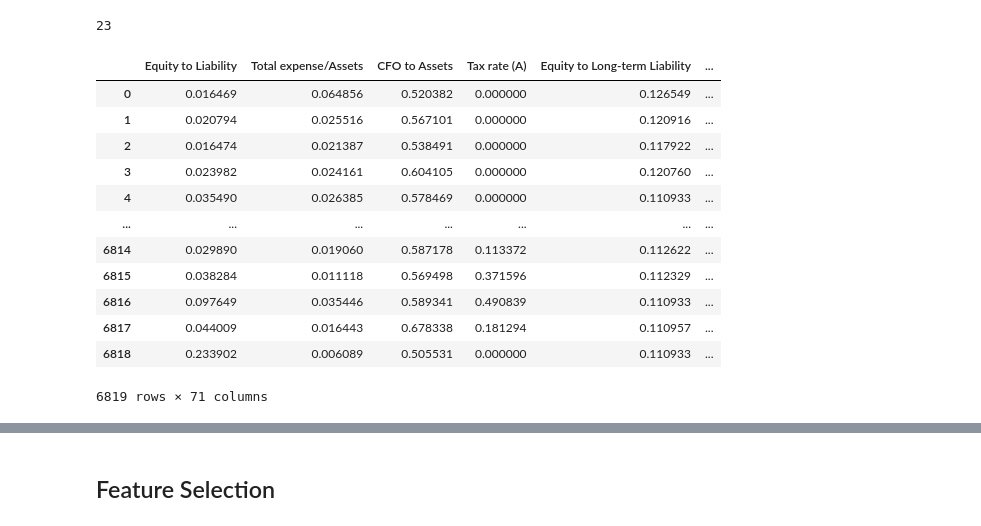
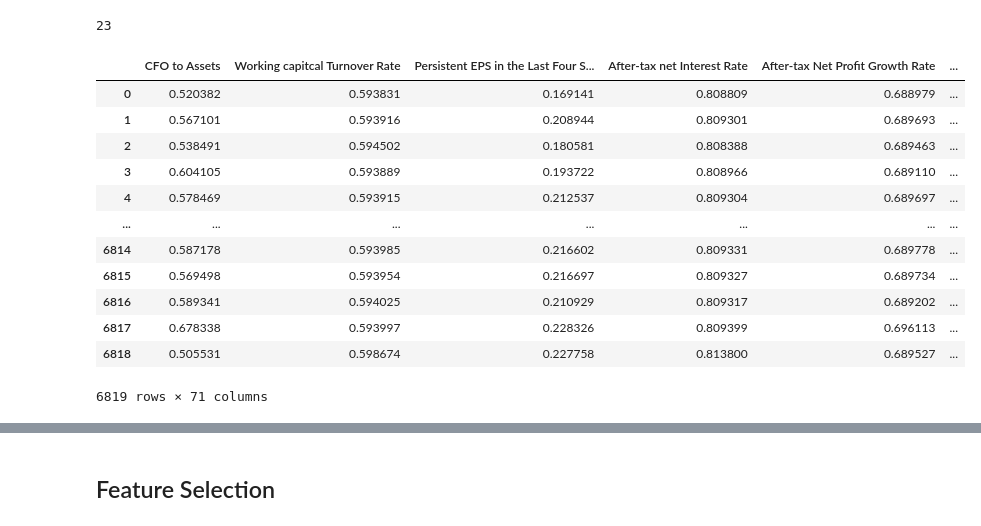
Before and after one commit to shvetsmaksym/Taiwan-Companies-Bankruptcy-Prediction, a Jupyter notebook: Company_Bankruptcy_Binary_Classification.ipynb, the cells around one changed output, grey strips where cells are left out. Cells and saved outputs as stored; diff of their text form; code cells hidden in the pictures.

```diff
--- a/Company_Bankruptcy_Binary_Classification.ipynb
+++ b/Company_Bankruptcy_Binary_Classification.ipynb
@@ -115,22 +115,22 @@ len(suspicious_cols)
 # %%
 names_subset = set(col_names).difference(set(suspicious_cols))
 names_subset.remove(' Total Asset Growth Rate')  # the majority of observations have absolute values
 names_subset.remove(' Net Income Flag')  # all observations have vlaue=1
 
-df_bool = df[list(names_subset)] < 1000
-df_clean = df[list(names_subset)][df_bool.all(axis=1)]
+df_bool = df[names_subset] < 1000
+df_clean = df[names_subset][df_bool.all(axis=1)]
 df_clean  # data without normailizng
 # %% [output]
-|  | Equity to Liability | Total expense/Assets | CFO to Assets | Tax rate (A) | Equity to Long-term Liability | ... |
-| 0 | 0.016469 | 0.064856 | 0.520382 | 0.000000 | 0.126549 | ... |
-| 1 | 0.020794 | 0.025516 | 0.567101 | 0.000000 | 0.120916 | ... |
-| 2 | 0.016474 | 0.021387 | 0.538491 | 0.000000 | 0.117922 | ... |
-| 3 | 0.023982 | 0.024161 | 0.604105 | 0.000000 | 0.120760 | ... |
-| 4 | 0.035490 | 0.026385 | 0.578469 | 0.000000 | 0.110933 | ... |
+|  | CFO to Assets | Working capitcal Turnover Rate | Persistent EPS in the Last Four S... | After-tax net Interest Rate | After-tax Net Profit Growth Rate | ... |
+| 0 | 0.520382 | 0.593831 | 0.169141 | 0.808809 | 0.688979 | ... |
+| 1 | 0.567101 | 0.593916 | 0.208944 | 0.809301 | 0.689693 | ... |
+| 2 | 0.538491 | 0.594502 | 0.180581 | 0.808388 | 0.689463 | ... |
+| 3 | 0.604105 | 0.593889 | 0.193722 | 0.808966 | 0.689110 | ... |
+| 4 | 0.578469 | 0.593915 | 0.212537 | 0.809304 | 0.689697 | ... |
 | ... | ... | ... | ... | ... | ... | ... |
-| 6814 | 0.029890 | 0.019060 | 0.587178 | 0.113372 | 0.112622 | ... |
-| 6815 | 0.038284 | 0.011118 | 0.569498 | 0.371596 | 0.112329 | ... |
-| 6816 | 0.097649 | 0.035446 | 0.589341 | 0.490839 | 0.110933 | ... |
-| 6817 | 0.044009 | 0.016443 | 0.678338 | 0.181294 | 0.110957 | ... |
-| 6818 | 0.233902 | 0.006089 | 0.505531 | 0.000000 | 0.110933 | ... |
+| 6814 | 0.587178 | 0.593985 | 0.216602 | 0.809331 | 0.689778 | ... |
+| 6815 | 0.569498 | 0.593954 | 0.216697 | 0.809327 | 0.689734 | ... |
+| 6816 | 0.589341 | 0.594025 | 0.210929 | 0.809317 | 0.689202 | ... |
+| 6817 | 0.678338 | 0.593997 | 0.228326 | 0.809399 | 0.696113 | ... |
+| 6818 | 0.505531 | 0.598674 | 0.227758 | 0.813800 | 0.689527 | ... |
 6819 rows × 71 columns
```
Also changed, not shown: parts of 26 cells of this notebook.
